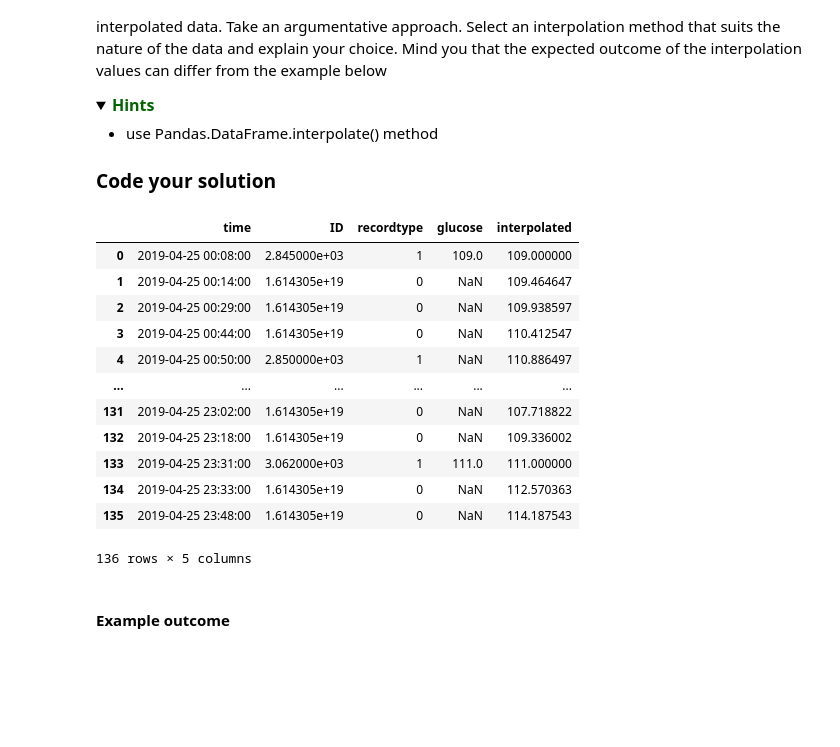
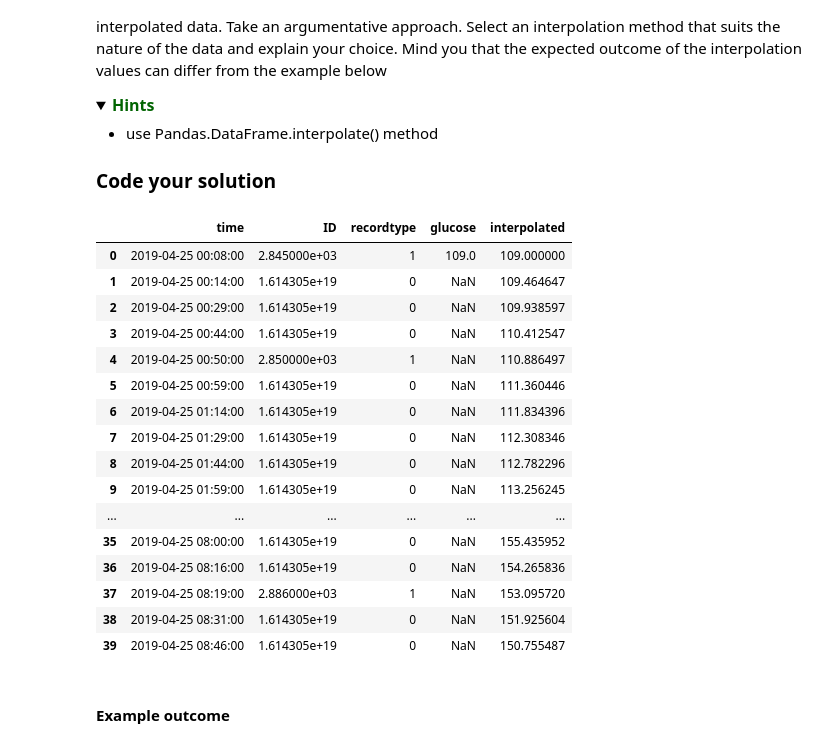
Before and after one commit to callmesukhi/BFVM19PROG1, a Jupyter notebook: assessments/Assignment_week_02.ipynb, the cells around one changed output. Cells and saved outputs as stored; diff of their text form; code cells hidden in the pictures; folded sections open; blank space fills up the shorter version.

```diff
--- a/assessments/Assignment_week_02.ipynb
+++ b/assessments/Assignment_week_02.ipynb
@@ -181,25 +192,27 @@ A lot of data is missing. Use interpolation to fill the missing values. Create a
 ### Code your solution
 # %%
 df['interpolated'] = df.glucose.interpolate(method='spline', order=1).ffill()
-df
-# decide on interpolation
+df.head(40)
+# The reason for choosing 'spline interpolation' is because it smooths down the graph.
 # statistics section - for example: 1 hours mean or so
-
-#
 # %% [output]
 |  | time | ID | recordtype | glucose | interpolated |
 | 0 | 2019-04-25 00:08:00 | 2.845000e+03 | 1 | 109.0 | 109.000000 |
 | 1 | 2019-04-25 00:14:00 | 1.614305e+19 | 0 | NaN | 109.464647 |
 | 2 | 2019-04-25 00:29:00 | 1.614305e+19 | 0 | NaN | 109.938597 |
 | 3 | 2019-04-25 00:44:00 | 1.614305e+19 | 0 | NaN | 110.412547 |
 | 4 | 2019-04-25 00:50:00 | 2.850000e+03 | 1 | NaN | 110.886497 |
+| 5 | 2019-04-25 00:59:00 | 1.614305e+19 | 0 | NaN | 111.360446 |
+| 6 | 2019-04-25 01:14:00 | 1.614305e+19 | 0 | NaN | 111.834396 |
+| 7 | 2019-04-25 01:29:00 | 1.614305e+19 | 0 | NaN | 112.308346 |
+| 8 | 2019-04-25 01:44:00 | 1.614305e+19 | 0 | NaN | 112.782296 |
+| 9 | 2019-04-25 01:59:00 | 1.614305e+19 | 0 | NaN | 113.256245 |
 | ... | ... | ... | ... | ... | ... |
-| 131 | 2019-04-25 23:02:00 | 1.614305e+19 | 0 | NaN | 107.718822 |
-| 132 | 2019-04-25 23:18:00 | 1.614305e+19 | 0 | NaN | 109.336002 |
-| 133 | 2019-04-25 23:31:00 | 3.062000e+03 | 1 | 111.0 | 111.000000 |
-| 134 | 2019-04-25 23:33:00 | 1.614305e+19 | 0 | NaN | 112.570363 |
-| 135 | 2019-04-25 23:48:00 | 1.614305e+19 | 0 | NaN | 114.187543 |
+| 35 | 2019-04-25 08:00:00 | 1.614305e+19 | 0 | NaN | 155.435952 |
+| 36 | 2019-04-25 08:16:00 | 1.614305e+19 | 0 | NaN | 154.265836 |
+| 37 | 2019-04-25 08:19:00 | 2.886000e+03 | 1 | NaN | 153.095720 |
+| 38 | 2019-04-25 08:31:00 | 1.614305e+19 | 0 | NaN | 151.925604 |
+| 39 | 2019-04-25 08:46:00 | 1.614305e+19 | 0 | NaN | 150.755487 |
-136 rows × 5 columns
 # %% [markdown]
 #### Example outcome
 # %% [markdown]
```
Also changed, not shown: parts of 2 cells of this notebook.
